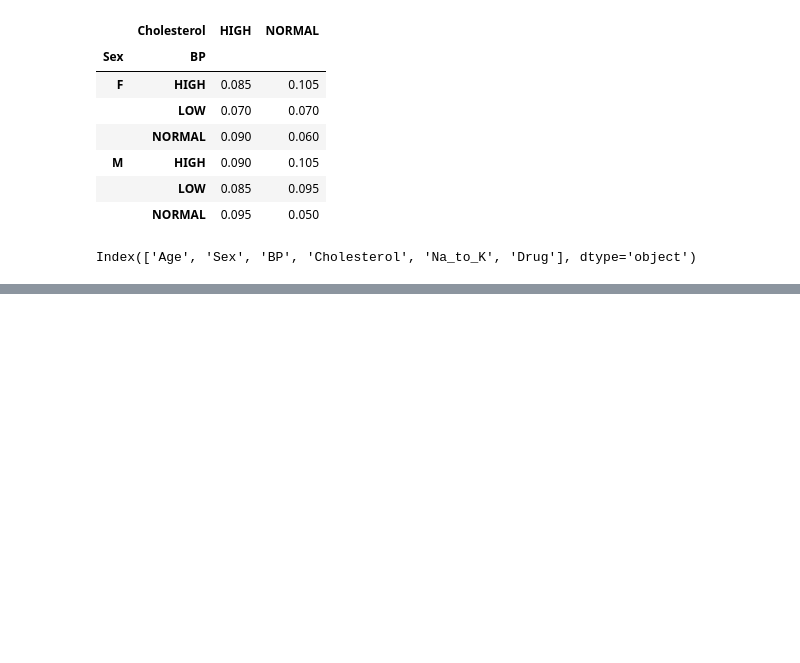
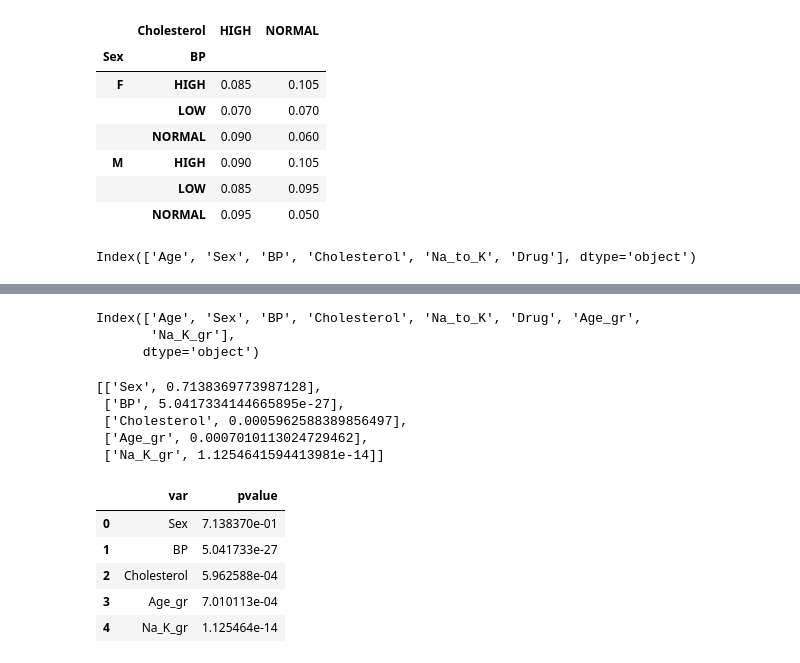
Before and after one commit to korilla2/TIL, a Jupyter notebook: 기본강의/prods/Set01_Set05.ipynb, the cells around one changed output, grey strips where cells are left out. Cells and saved outputs as stored; diff of their text form; code cells hidden in the pictures; blank space fills up the shorter version.

```diff
--- a/기본강의/prods/Set01_Set05.ipynb
+++ b/기본강의/prods/Set01_Set05.ipynb
@@ -353,0 +352,2 @@ import pandas as pd
+# %%
+tab = pd.crosstab(index=q2.Sex, columns=q2.Drug)
@@ -353,0 +368,34 @@ import pandas as pd
+# %%
+q2.columns
+# %% [output]
+Index(['Age', 'Sex', 'BP', 'Cholesterol', 'Na_to_K', 'Drug', 'Age_gr',
+       'Na_K_gr'],
+      dtype='object')
+# %%
+var_list = ['Sex', 'BP', 'Cholesterol', 'Age_gr', 'Na_K_gr']
+# %%
+q2_out = []
+for i in var_list:
+    tab = pd.crosstab(index=q2[i], columns=q2.Drug)
+    q2_out0 = chi2_contingency(tab)
+    pvalue = q2_out0[1]
+    q2_out.append([i, pvalue])
+# %%
+q2_out
+# %% [output]
+[['Sex', 0.7138369773987128],
+ ['BP', 5.0417334144665895e-27],
+ ['Cholesterol', 0.0005962588389856497],
+ ['Age_gr', 0.0007010113024729462],
+ ['Na_K_gr', 1.1254641594413981e-14]]
+# %%
+q2_out = pd.DataFrame(q2_out, columns=['var', 'pvalue'])
+# %%
+q2_out
+# %% [output]
+|  | var | pvalue |
+| 0 | Sex | 7.138370e-01 |
+| 1 | BP | 5.041733e-27 |
+| 2 | Cholesterol | 5.962588e-04 |
+| 3 | Age_gr | 7.010113e-04 |
+| 4 | Na_K_gr | 1.125464e-14 |
```
Also changed, not shown: parts of 36 cells of this notebook, 2 other files.
